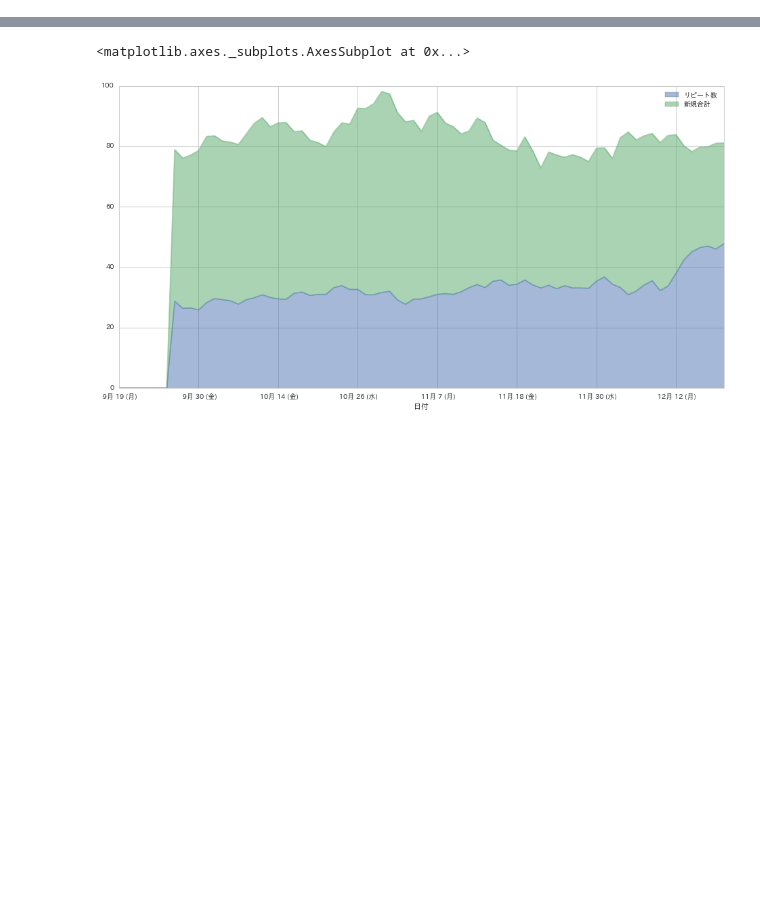
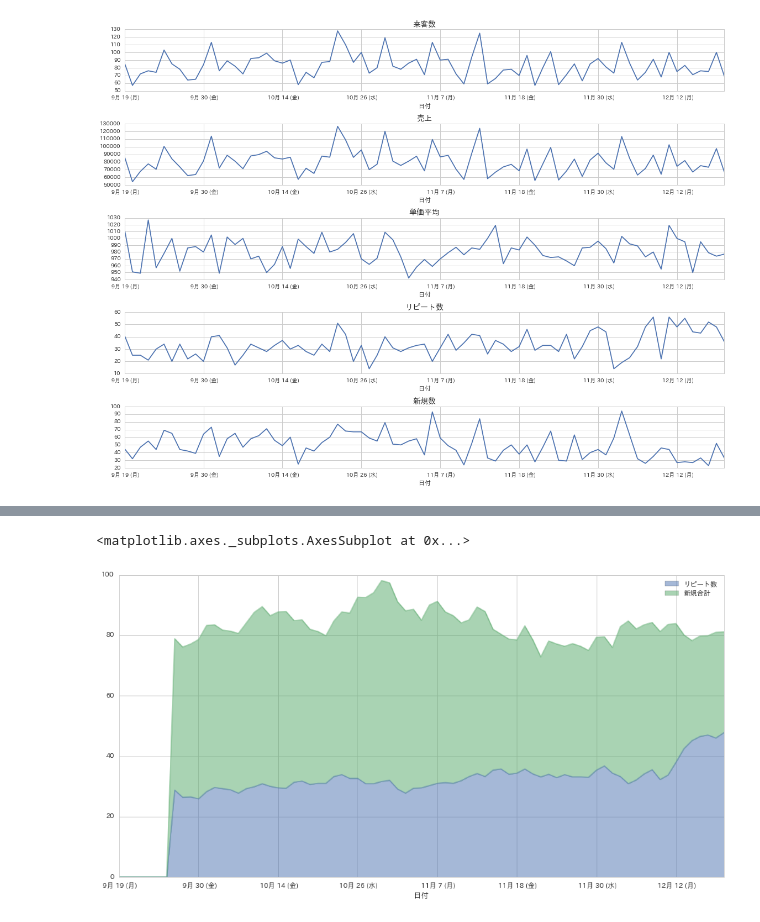
Before and after one commit to hayato1986/analysis, a Jupyter notebook: 1612tantantiger.ipynb, the cells around one changed output, grey strips where cells are left out. Saved outputs shown, nothing was run; the diff lists cells and outputs as text; code cells hidden in the pictures; blank space fills up the shorter version.

```diff
--- a/1612tantantiger.ipynb
+++ b/1612tantantiger.ipynb
@@ -89,0 +79,15 @@ rowdata_rolling['売上'].plot(legend=True, figsize=(16, 4))
+# %%
+#1. 時系列における売上の推移はどうなっているか
+#rowdata['売上'].plot(legend=True, figsize=(16, 4))
+graph_num = 5
+fig, axes = plt.subplots(nrows=graph_num, ncols=1, figsize=(16,12),  squeeze=False) #squeezeはsubplotsのおまじない
+
+for i, col in enumerate(rowdata):
+    rowdata[col].plot(ax=axes[i,0])
+    axes[i,0].set_title(col, fontsize=14, fontweight='bold')
+    i+=1
+    if i == graph_num:
+        break
+plt.tight_layout() #スペース調整
+# %% [output]
+[figure, added]
```
Also changed, not shown: parts of 20 cells of this notebook, 3 other files.
